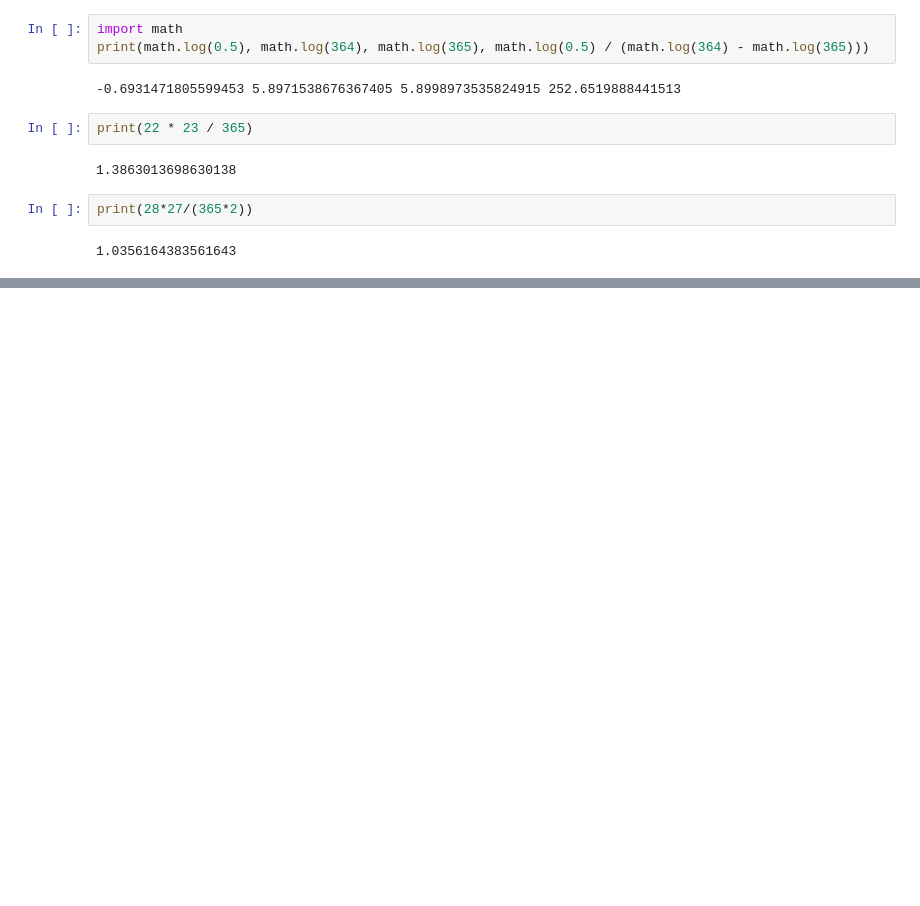
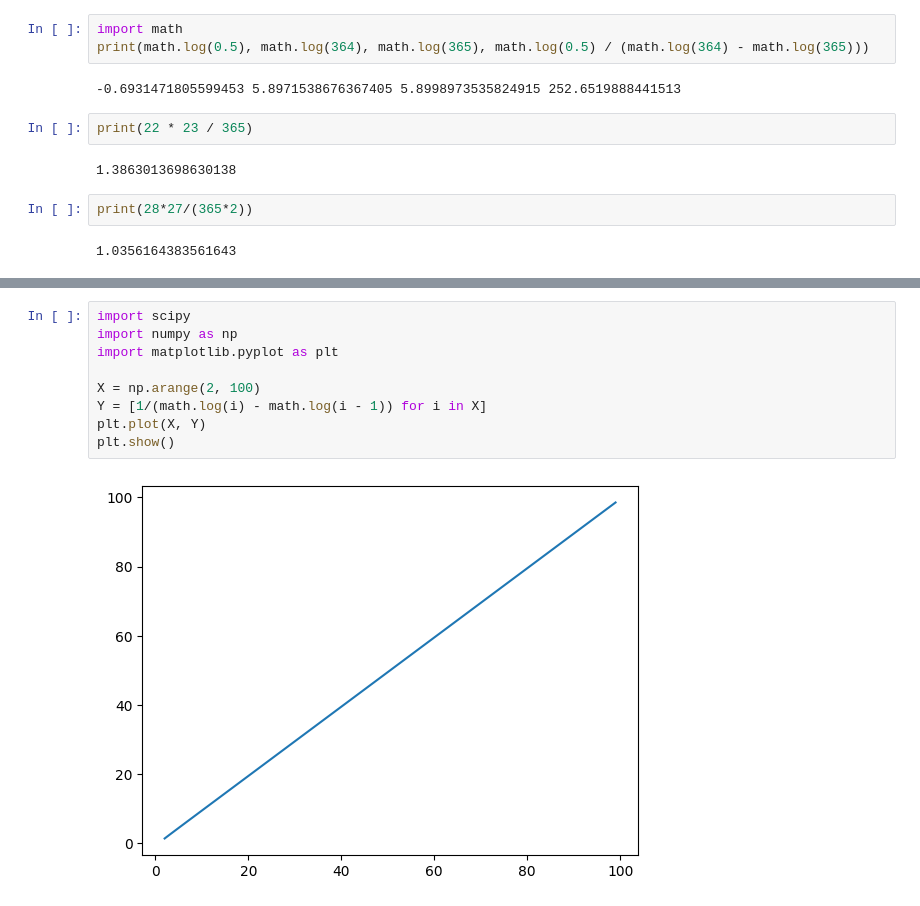
Before and after one commit to GilgameshxZero/utulek, a Jupyter notebook: experiments/mosteller-fifty-challenging-problems-in-probability.ipynb, the cells around one changed output, grey strips where cells are left out. Drawn from its saved outputs; the diff is of its cells as text; blank space fills up the shorter version.

```diff
--- a/experiments/mosteller-fifty-challenging-problems-in-probability.ipynb
+++ b/experiments/mosteller-fifty-challenging-problems-in-probability.ipynb
@@ -120,0 +192,11 @@ print(28*27/(365*2))
+# %%
+import scipy
+import numpy as np
+import matplotlib.pyplot as plt
+
+X = np.arange(2, 100)
+Y = [1/(math.log(i) - math.log(i - 1)) for i in X]
+plt.plot(X, Y)
+plt.show()
+# %% [output]
+[figure, added]
```
Also changed, not shown: parts of 13 cells of this notebook.
